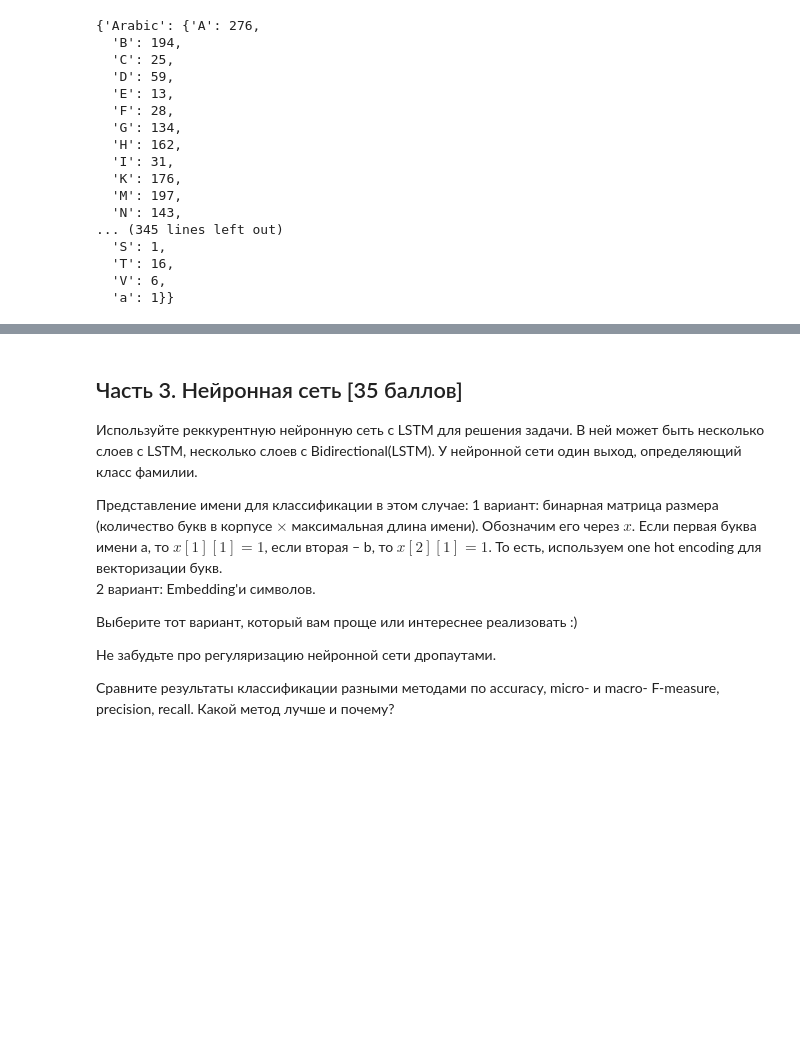
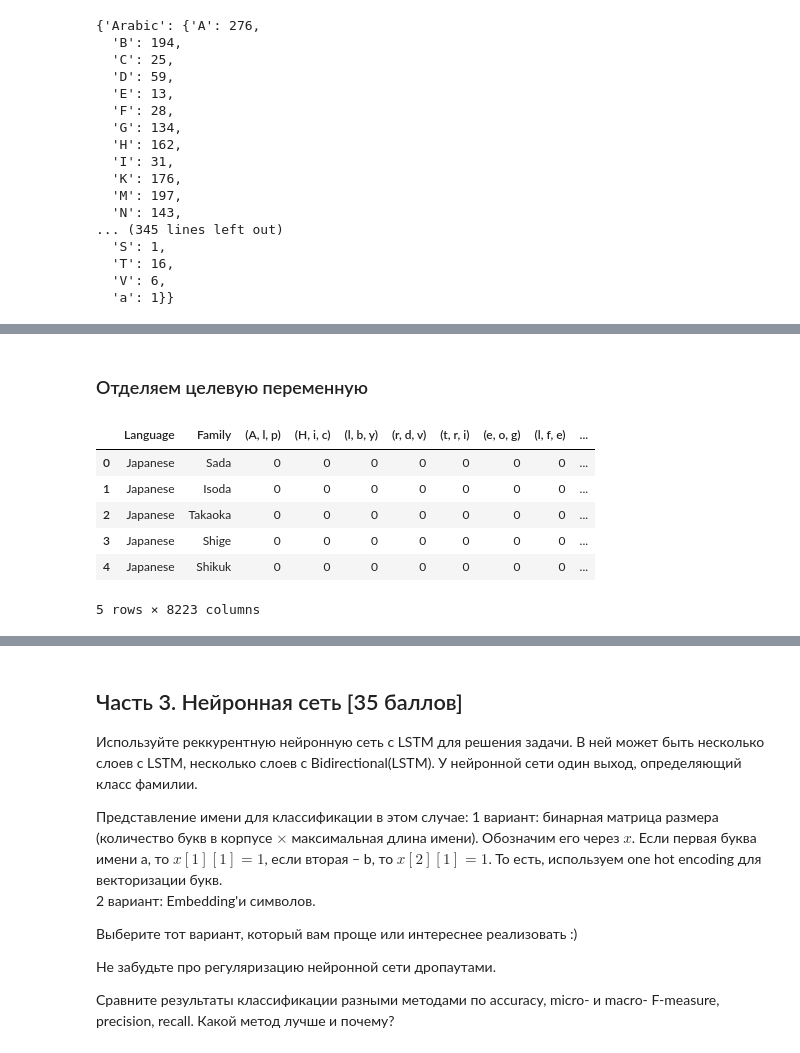
Before and after one commit to AlexSolodov/DS3-DZ, a Jupyter notebook: 5.3/HW2_names_classification_generation.ipynb, the cells around one changed output, grey strips where cells are left out. Saved outputs shown, nothing was run; the diff lists cells and outputs as text; code cells hidden in the pictures; blank space fills up the shorter version.

```diff
--- a/5.3/HW2_names_classification_generation.ipynb
+++ b/5.3/HW2_names_classification_generation.ipynb
@@ -257,0 +402,27 @@ KeyError: "['J' 'o'] not in index"
+# %%
+train_ng=dict()
+names=set()
+for cat in tqdm(train):
+    category=train[cat]
+    cat_ng=dict()
+    for f in category:
+        ngs=[ng for ng in nltk.ngrams(f, n)]
+        cat_ng[f]=ngs
+        for ng in ngs:
+            names.add(ng)
+    train_ng[cat]=cat_ng
+# %%
+test_ng=dict()
+for cat in tqdm(test):
+    category=test[cat]
+    cat_ng=dict()
+    for f in category:
+        ngs=[ng for ng in nltk.ngrams(f, n)]
+        cat_ng[f]=ngs
+        for ng in ngs:
+            names.add(ng)
+    test_ng[cat]=cat_ng
+# %%
+#Заполняем нулями обучающую матрицу
+for name in tqdm(names):
+    dftrain3[name]=dftrain3.fillna(0, inplace=True)
@@ -257,0 +433,9 @@ KeyError: "['J' 'o'] not in index"
+# %%
+%time
+#Заполняем 1 поля на пересечении фамилии и входящей в ее состав n-граммы в обучающей выборке
+for cat in tqdm(all_categories):
+    family = train_ng[cat]
+    for f in family:
+        ngs=family[f]
+        for ng in ngs:
+            dftrain3.loc[(dftrain3['Language'] == cat) & (dftrain3['Family'] == family), ng] = 1
@@ -257,0 +453,2 @@ KeyError: "['J' 'o'] not in index"
+# %% [markdown]
+### Отделяем целевую переменную
@@ -257,0 +458,10 @@ KeyError: "['J' 'o'] not in index"
+# %%
+dftrain3.head()
+# %% [output]
+|  | Language | Family | (A, l, p) | (H, i, c) | (l, b, y) | (r, d, v) | (t, r, i) | (e, o, g) | (l, f, e) | ... |
+| 0 | Japanese | Sada | 0 | 0 | 0 | 0 | 0 | 0 | 0 | ... |
+| 1 | Japanese | Isoda | 0 | 0 | 0 | 0 | 0 | 0 | 0 | ... |
+| 2 | Japanese | Takaoka | 0 | 0 | 0 | 0 | 0 | 0 | 0 | ... |
+| 3 | Japanese | Shige | 0 | 0 | 0 | 0 | 0 | 0 | 0 | ... |
+| 4 | Japanese | Shikuk | 0 | 0 | 0 | 0 | 0 | 0 | 0 | ... |
+5 rows × 8223 columns
```
Also changed, not shown: parts of 82 cells of this notebook.
